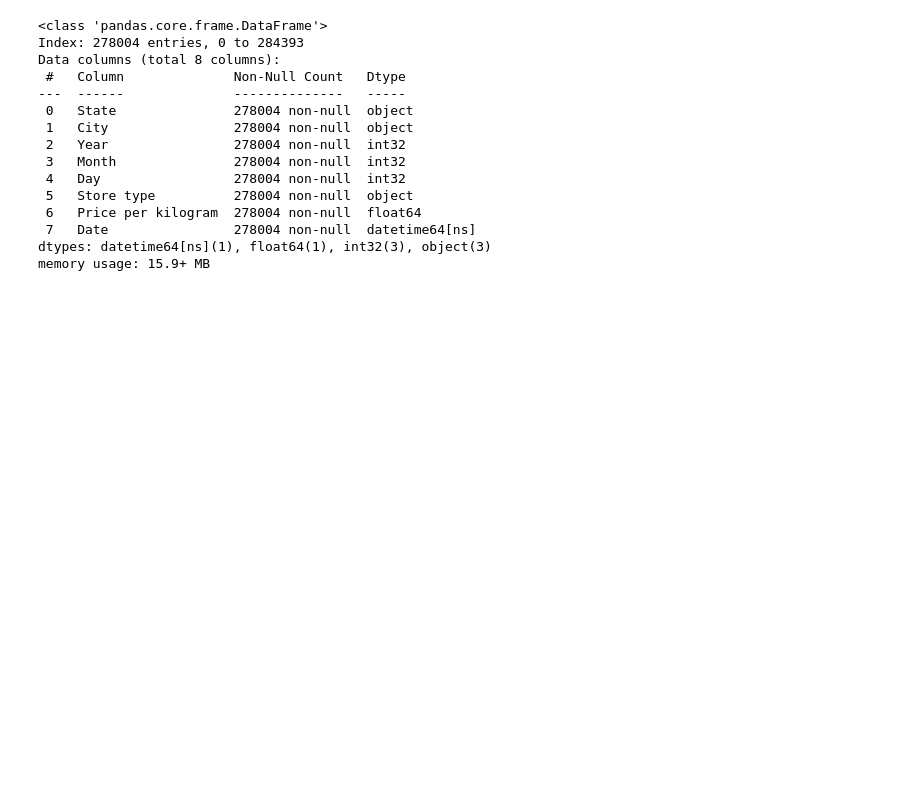
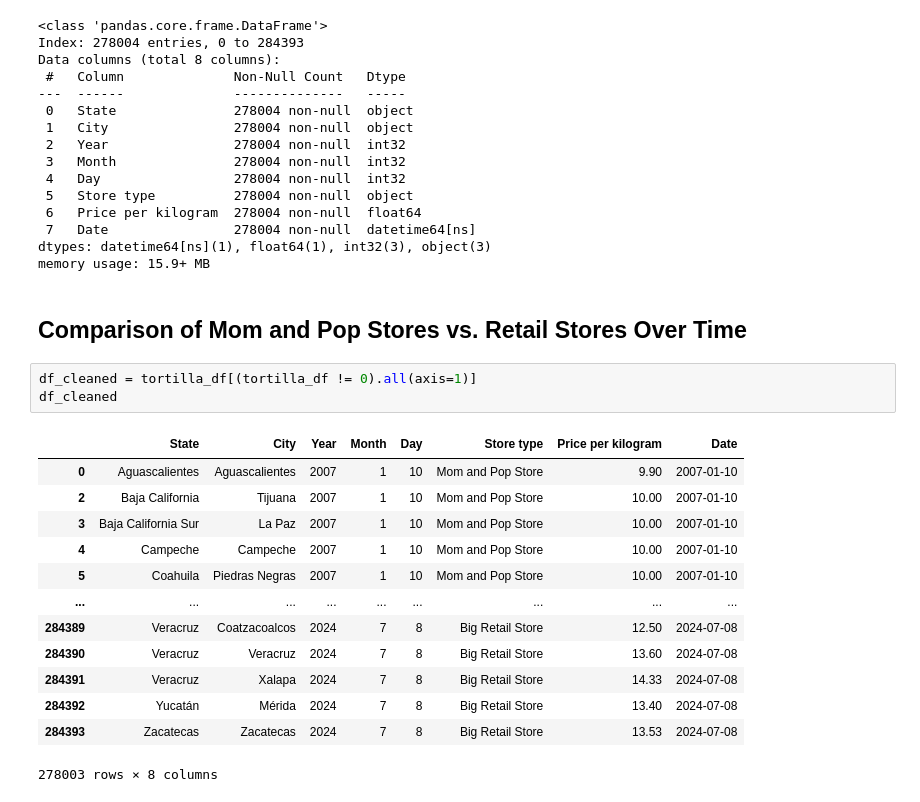
Before and after one commit to AzaniaHH/Tortillas-Project, a Jupyter notebook: tortilla_prices.ipynb, the cells around one changed output. Saved outputs shown, nothing was run; the diff lists cells and outputs as text; blank space fills up the shorter version.

```diff
--- a/tortilla_prices.ipynb
+++ b/tortilla_prices.ipynb
@@ -102,3 +104,22 @@ Data columns (total 8 columns):
  7   Date                278004 non-null  datetime64[ns]
 dtypes: datetime64[ns](1), float64(1), int32(3), object(3)
 memory usage: 15.9+ MB
+# %% [markdown]
+## Comparison of Mom and Pop Stores vs. Retail Stores Over Time
+# %%
+df_cleaned = tortilla_df[(tortilla_df != 0).all(axis=1)]
+df_cleaned
+# %% [output]
+|  | State | City | Year | Month | Day | Store type | Price per kilogram | Date |
+| 0 | Aguascalientes | Aguascalientes | 2007 | 1 | 10 | Mom and Pop Store | 9.90 | 2007-01-10 |
+| 2 | Baja California | Tijuana | 2007 | 1 | 10 | Mom and Pop Store | 10.00 | 2007-01-10 |
+| 3 | Baja California Sur | La Paz | 2007 | 1 | 10 | Mom and Pop Store | 10.00 | 2007-01-10 |
+| 4 | Campeche | Campeche | 2007 | 1 | 10 | Mom and Pop Store | 10.00 | 2007-01-10 |
+| 5 | Coahuila | Piedras Negras | 2007 | 1 | 10 | Mom and Pop Store | 10.00 | 2007-01-10 |
+| ... | ... | ... | ... | ... | ... | ... | ... | ... |
+| 284389 | Veracruz | Coatzacoalcos | 2024 | 7 | 8 | Big Retail Store | 12.50 | 2024-07-08 |
+| 284390 | Veracruz | Veracruz | 2024 | 7 | 8 | Big Retail Store | 13.60 | 2024-07-08 |
+| 284391 | Veracruz | Xalapa | 2024 | 7 | 8 | Big Retail Store | 14.33 | 2024-07-08 |
+| 284392 | Yucatán | Mérida | 2024 | 7 | 8 | Big Retail Store | 13.40 | 2024-07-08 |
+| 284393 | Zacatecas | Zacatecas | 2024 | 7 | 8 | Big Retail Store | 13.53 | 2024-07-08 |
+278003 rows × 8 columns
```
Also changed, not shown: parts of 10 cells of this notebook.
